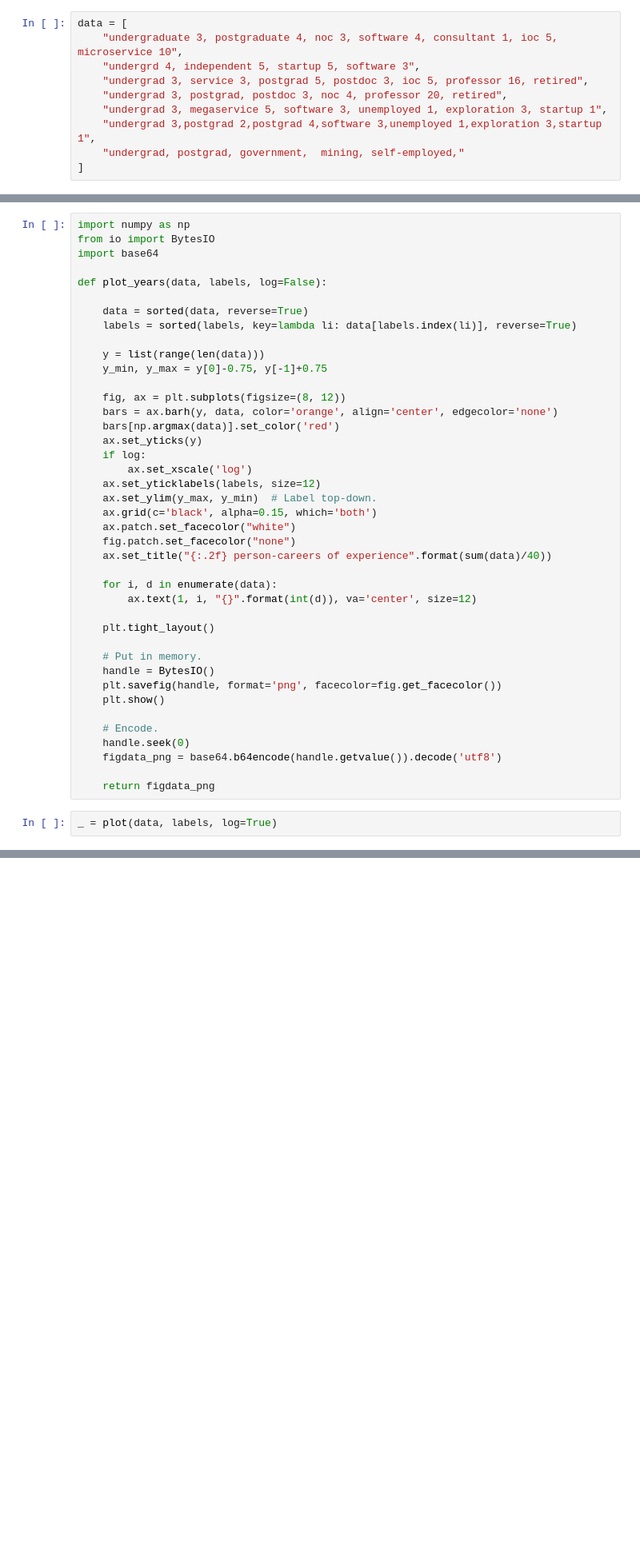
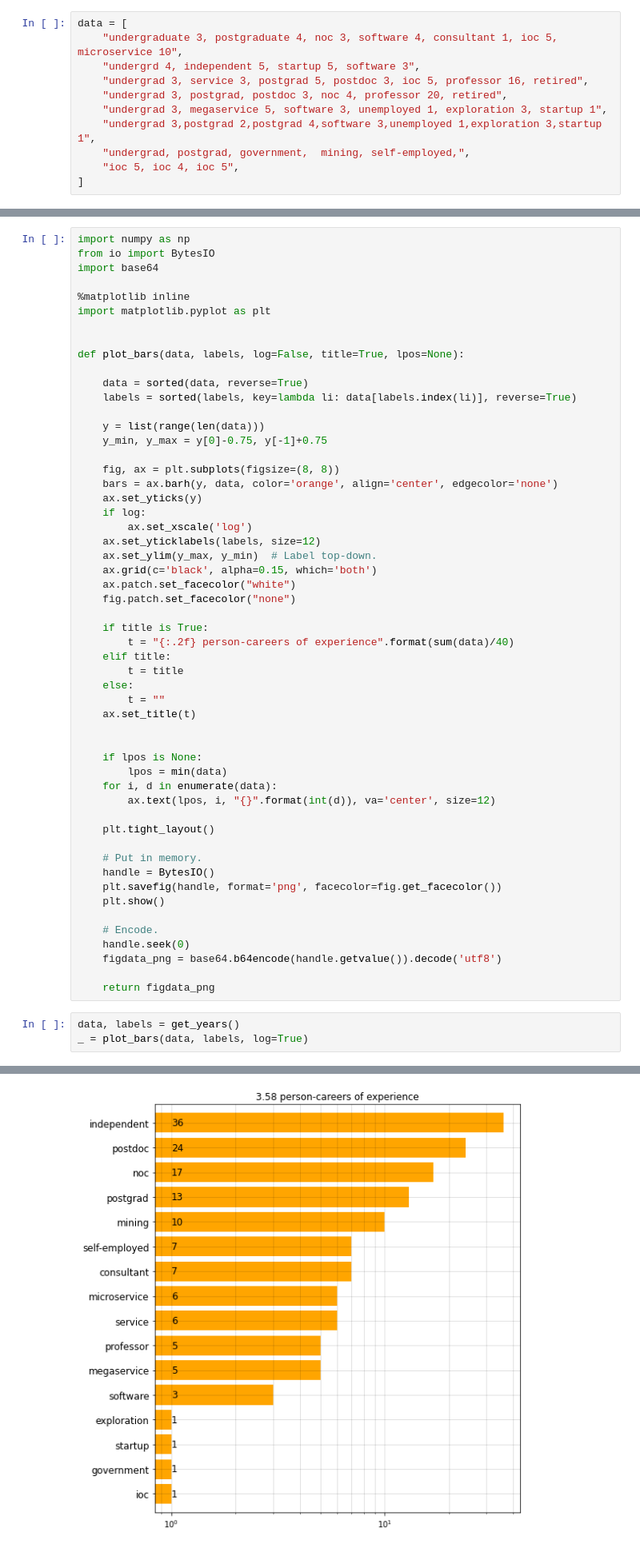
Before and after one commit to softwareunderground/careermap, a Jupyter notebook: notebooks/Career_path.ipynb, the cells around one changed output, grey strips where cells are left out. Shown: that part at 80% size. Drawn from its saved outputs; the diff is of its cells as text; blank space fills up the shorter version.

```diff
--- a/notebooks/Career_path.ipynb
+++ b/notebooks/Career_path.ipynb
@@ -33,7 +33,8 @@ data = [
     "undergrad 3, postgrad, postdoc 3, noc 4, professor 20, retired",
     "undergrad 3, megaservice 5, software 3, unemployed 1, exploration 3, startup 1",
     "undergrad 3,postgrad 2,postgrad 4,software 3,unemployed 1,exploration 3,startup 1",
-    "undergrad, postgrad, government,  mining, self-employed,"
+    "undergrad, postgrad, government,  mining, self-employed,",
+    "ioc 5, ioc 4, ioc 5",
 ]
 # %% [markdown]
 ## Parse data
@@ -171,7 +262,11 @@ import numpy as np
 from io import BytesIO
 import base64
 
-def plot_years(data, labels, log=False):
+%matplotlib inline
+import matplotlib.pyplot as plt
+
+
+def plot_bars(data, labels, log=False, title=True, lpos=None):
 
     data = sorted(data, reverse=True)
     labels = sorted(labels, key=lambda li: data[labels.index(li)], reverse=True)
@@ -179,9 +274,8 @@ def plot_years(data, labels, log=False):
     y = list(range(len(data)))
     y_min, y_max = y[0]-0.75, y[-1]+0.75
 
-    fig, ax = plt.subplots(figsize=(8, 12))
+    fig, ax = plt.subplots(figsize=(8, 8))
     bars = ax.barh(y, data, color='orange', align='center', edgecolor='none')
-    bars[np.argmax(data)].set_color('red')
     ax.set_yticks(y)
     if log:
         ax.set_xscale('log')
@@ -190,10 +284,20 @@ def plot_years(data, labels, log=False):
     ax.grid(c='black', alpha=0.15, which='both')
     ax.patch.set_facecolor("white")
     fig.patch.set_facecolor("none")
-    ax.set_title("{:.2f} person-careers of experience".format(sum(data)/40))
 
+    if title is True:
+        t = "{:.2f} person-careers of experience".format(sum(data)/40)
+    elif title:
+        t = title
+    else:
+        t = ""
+    ax.set_title(t)
+
+
+    if lpos is None:
+        lpos = min(data)
     for i, d in enumerate(data):
-        ax.text(1, i, "{}".format(int(d)), va='center', size=12)
+        ax.text(lpos, i, "{}".format(int(d)), va='center', size=12)
 
     plt.tight_layout()
 
@@ -208,5 +312,6 @@ def plot_years(data, labels, log=False):
 
     return figdata_png
 # %%
-_ = plot(data, labels, log=True)
+data, labels = get_years()
+_ = plot_bars(data, labels, log=True)
 # %% [output]
@@ -213,0 +318 @@ IndexError: list index out of range
+[figure, added]
```
Also changed, not shown: parts of 28 cells of this notebook, 3 other files.
